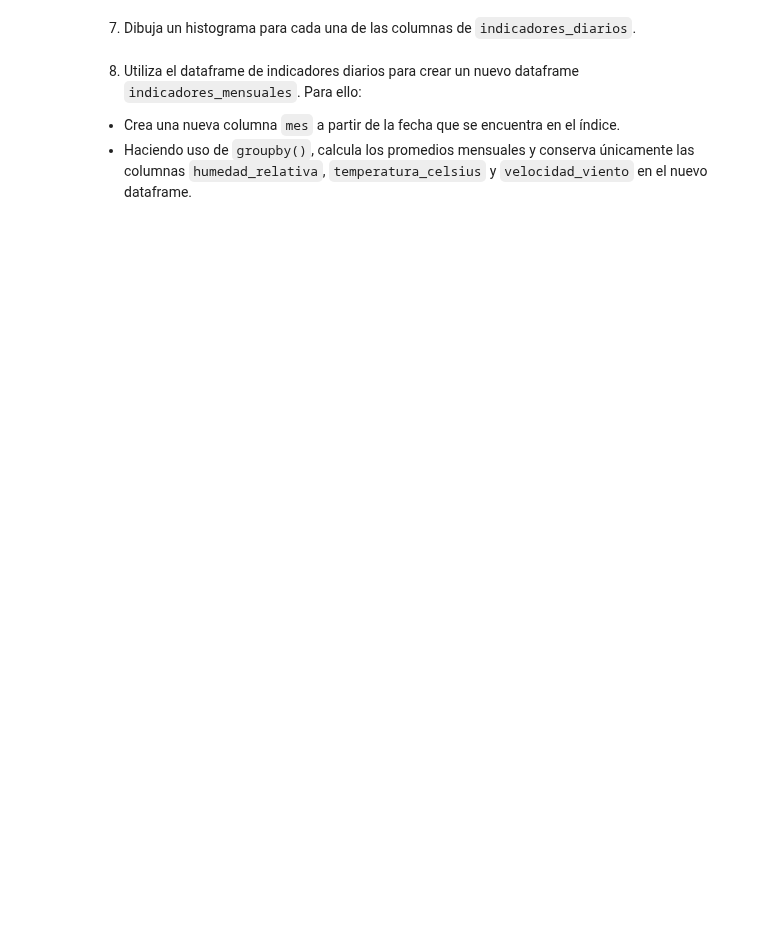
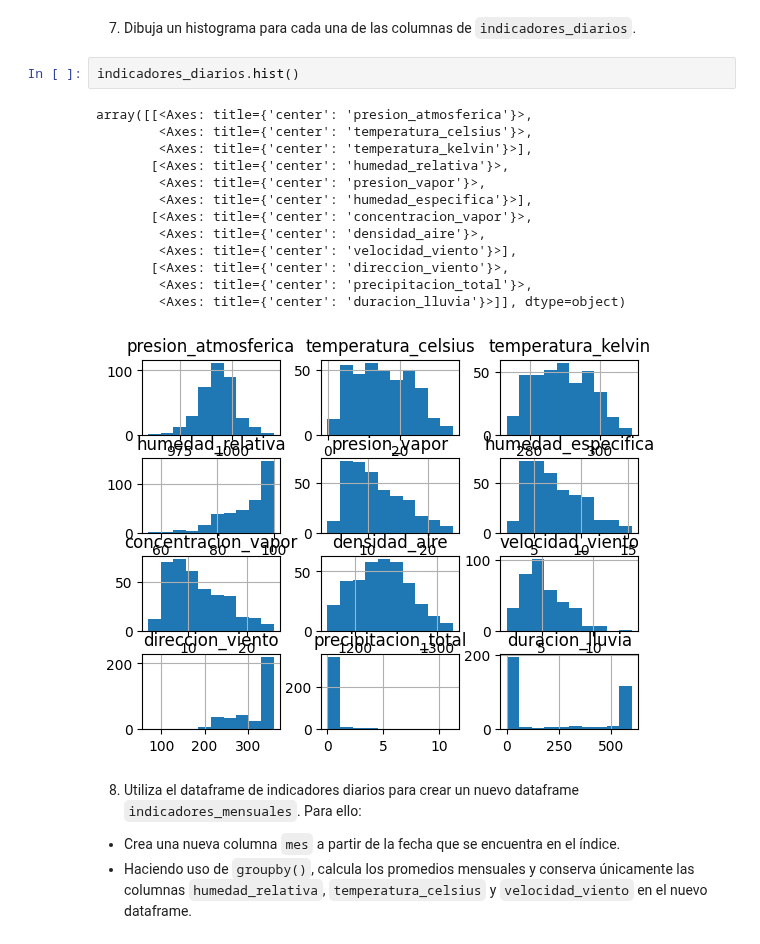
Before and after one commit to joshgc19/tc5053-datascience-A01841021-joshua-gamboa, a Jupyter notebook: Actividad2AnalisisPandas.ipynb, the cells around one changed output. Drawn from its saved outputs; the diff is of its cells as text; blank space fills up the shorter version.

```diff
--- a/Actividad2AnalisisPandas.ipynb
+++ b/Actividad2AnalisisPandas.ipynb
@@ -326,5 +391,21 @@ Máxima precipitación: 11.2 mm el 2020-06-16
 # %% [markdown]
 7.	Dibuja un histograma para cada una de las columnas de `indicadores_diarios`.
+# %%
+indicadores_diarios.hist()
+# %% [output]
+array([[<Axes: title={'center': 'presion_atmosferica'}>,
+        <Axes: title={'center': 'temperatura_celsius'}>,
+        <Axes: title={'center': 'temperatura_kelvin'}>],
+       [<Axes: title={'center': 'humedad_relativa'}>,
+        <Axes: title={'center': 'presion_vapor'}>,
+        <Axes: title={'center': 'humedad_especifica'}>],
+       [<Axes: title={'center': 'concentracion_vapor'}>,
+        <Axes: title={'center': 'densidad_aire'}>,
+        <Axes: title={'center': 'velocidad_viento'}>],
+       [<Axes: title={'center': 'direccion_viento'}>,
+        <Axes: title={'center': 'precipitacion_total'}>,
+        <Axes: title={'center': 'duracion_lluvia'}>]], dtype=object)
+[figure, added]
 # %% [markdown]
 8. Utiliza el dataframe de indicadores diarios para crear un nuevo dataframe `indicadores_mensuales`. Para ello:
 - Crea una nueva columna `mes` a partir de la fecha que se encuentra en el índice.
```
Also changed, not shown: parts of 12 cells of this notebook.
